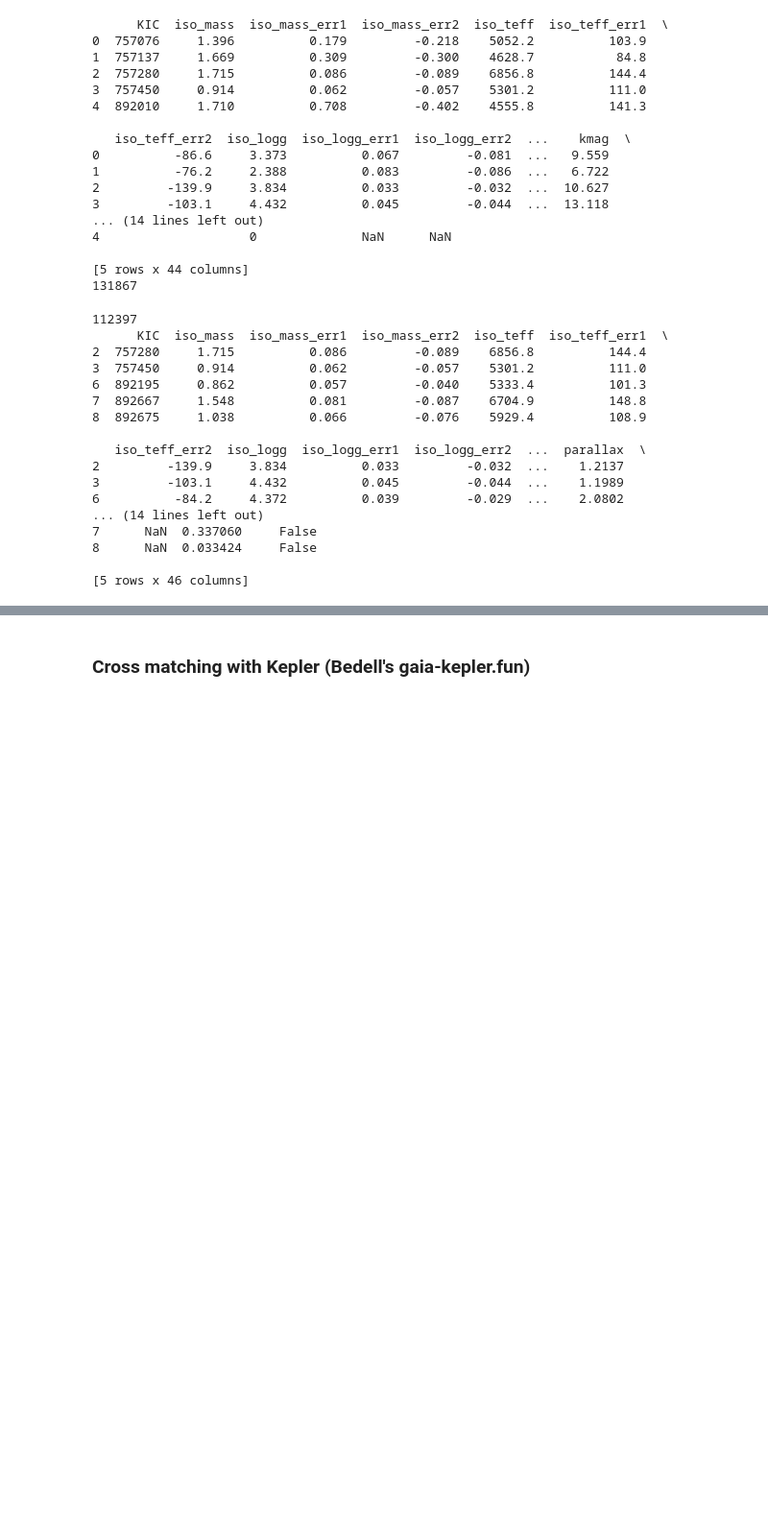
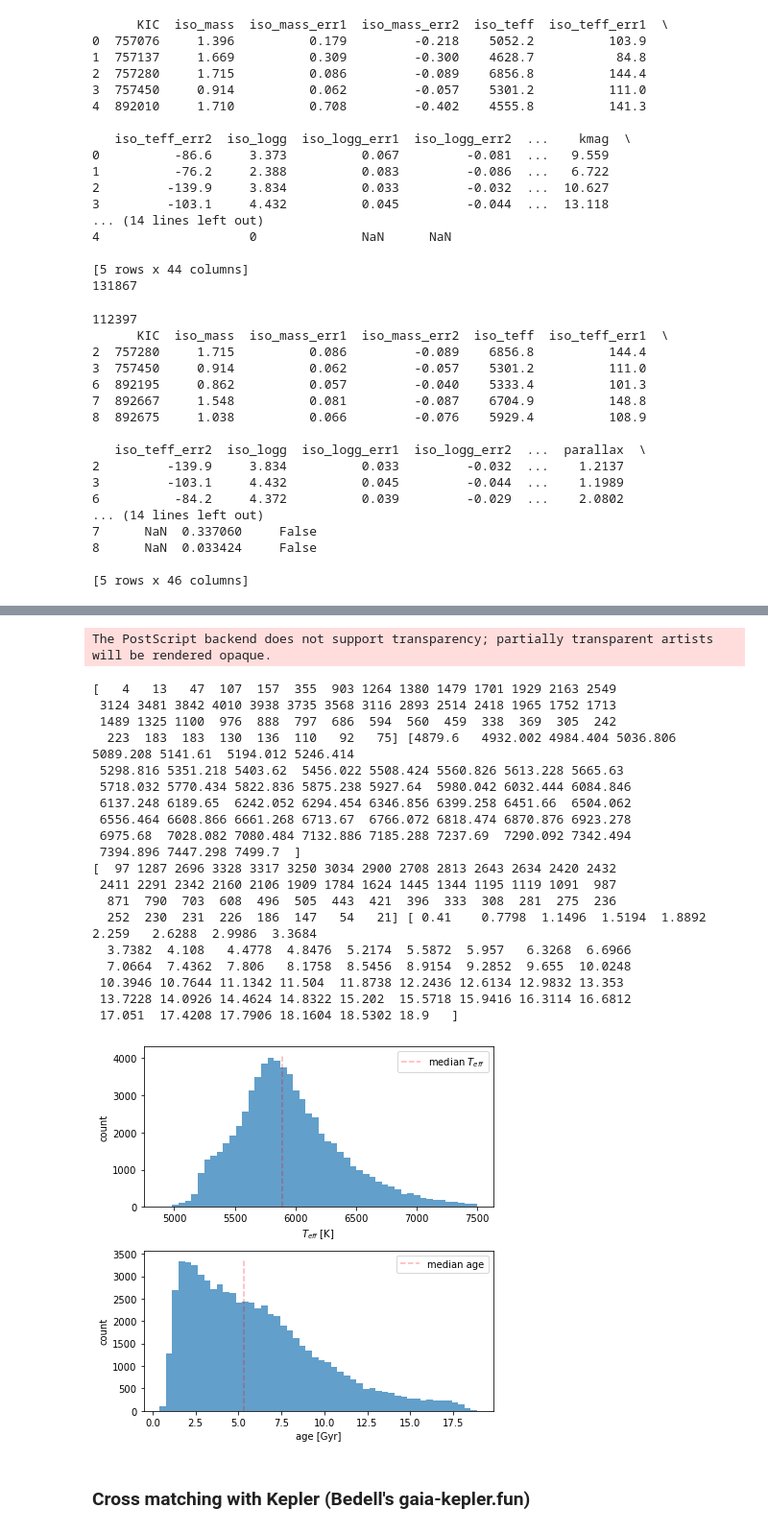
Before and after one commit to exoclam/sculpting, a Jupyter notebook: isolate_with_bedell.ipynb, the cells around one changed output, grey strips where cells are left out. Shown at 96% size. Cells and saved outputs as stored; diff of their text form; code cells hidden in the pictures; blank space fills up the shorter version.

```diff
--- a/isolate_with_bedell.ipynb
+++ b/isolate_with_bedell.ipynb
@@ -163,3 +173,53 @@ plt.show()
+# %%
+# teff histogram for all stars with well-constrained ages
+teff_hist, teff_bin_edges = np.histogram(catalog.iso_teff, bins=50)
+print(teff_hist, teff_bin_edges)
+print(age_hist, age_bin_edges)
+#plt.bar(teff_bin_edges[:-1], teff_hist, width = 0.3)
+
+fig, axes = plt.subplots(figsize=(6,6))
+ax1 = plt.subplot2grid((2,1), (0,0))
+ax1.hist(catalog.iso_teff, bins=50, alpha=0.7)
+ax1.set_ylabel("count")
+ax1.set_xlabel(r"$T_{eff}$ [K]")
+# plot vertical red line through median Teff
+ax1.plot([np.median(catalog.iso_teff), np.median(catalog.iso_teff)],
+         [0,4100], color='r', alpha=0.3, linestyle='--', label=r'median $T_{eff}$')
+ax1.legend()
+
+ax2 = plt.subplot2grid((2,1), (1,0))
+ax2.hist(catalog.iso_age, bins=50, alpha=0.7)
+# plot vertical red line through median age
+ax2.plot([np.median(catalog.iso_age), np.median(catalog.iso_age)],
+         [0,3400], color='r', alpha=0.3, linestyle='--', label='median age')
+ax2.set_ylabel("count")
+ax2.set_xlabel("age [Gyr]")
+ax2.legend()
+fig.tight_layout()
+plt.savefig('/Users/chrislam/Desktop/sculpting/paper/sample_properties.eps', format='eps')
+plt.show()
+# %% [output]
+The PostScript backend does not support transparency; partially transparent artists will be rendered opaque.
+[   4   13   47  107  157  355  903 1264 1380 1479 1701 1929 2163 2549
+ 3124 3481 3842 4010 3938 3735 3568 3116 2893 2514 2418 1965 1752 1713
+ 1489 1325 1100  976  888  797  686  594  560  459  338  369  305  242
+  223  183  183  130  136  110   92   75] [4879.6   4932.002 4984.404 5036.806 5089.208 5141.61  5194.012 5246.414
+ 5298.816 5351.218 5403.62  5456.022 5508.424 5560.826 5613.228 5665.63
+ 5718.032 5770.434 5822.836 5875.238 5927.64  5980.042 6032.444 6084.846
+ 6137.248 6189.65  6242.052 6294.454 6346.856 6399.258 6451.66  6504.062
+ 6556.464 6608.866 6661.268 6713.67  6766.072 6818.474 6870.876 6923.278
+ 6975.68  7028.082 7080.484 7132.886 7185.288 7237.69  7290.092 7342.494
+ 7394.896 7447.298 7499.7  ]
+[  97 1287 2696 3328 3317 3250 3034 2900 2708 2813 2643 2634 2420 2432
+ 2411 2291 2342 2160 2106 1909 1784 1624 1445 1344 1195 1119 1091  987
+  871  790  703  608  496  505  443  421  396  333  308  281  275  236
+  252  230  231  226  186  147   54   21] [ 0.41    0.7798  1.1496  1.5194  1.8892  2.259   2.6288  2.9986  3.3684
+  3.7382  4.108   4.4778  4.8476  5.2174  5.5872  5.957   6.3268  6.6966
+  7.0664  7.4362  7.806   8.1758  8.5456  8.9154  9.2852  9.655  10.0248
+ 10.3946 10.7644 11.1342 11.504  11.8738 12.2436 12.6134 12.9832 13.353
+ 13.7228 14.0926 14.4624 14.8322 15.202  15.5718 15.9416 16.3114 16.6812
+ 17.051  17.4208 17.7906 18.1604 18.5302 18.9   ]
+[figure, added]
 # %% [markdown]
 ### Cross matching with Kepler (Bedell's gaia-kepler.fun)
 # %%
```
Also changed, not shown: parts of 18 cells of this notebook.
